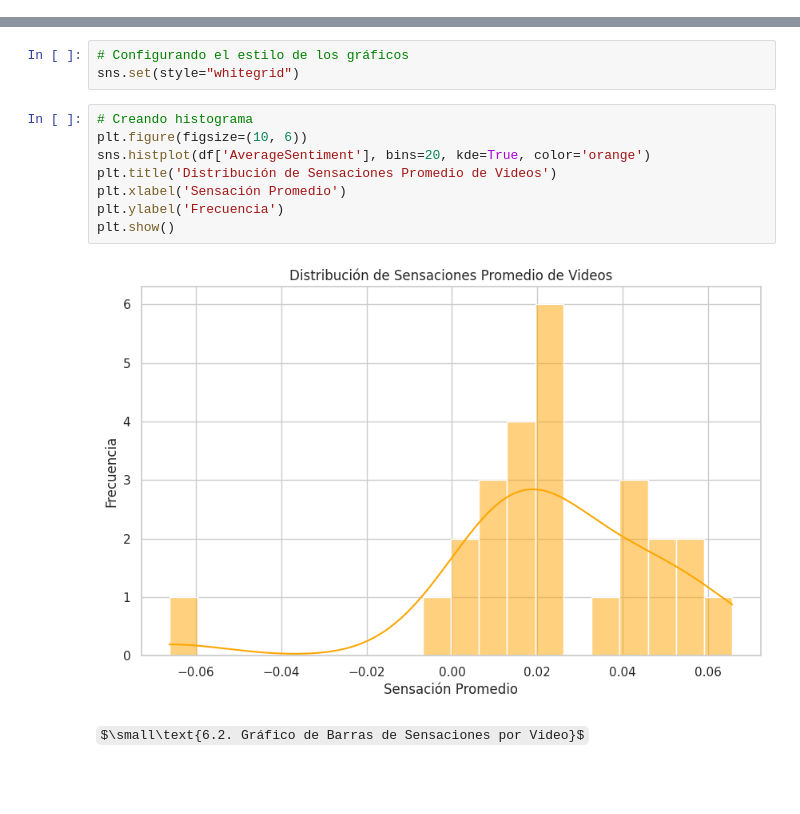
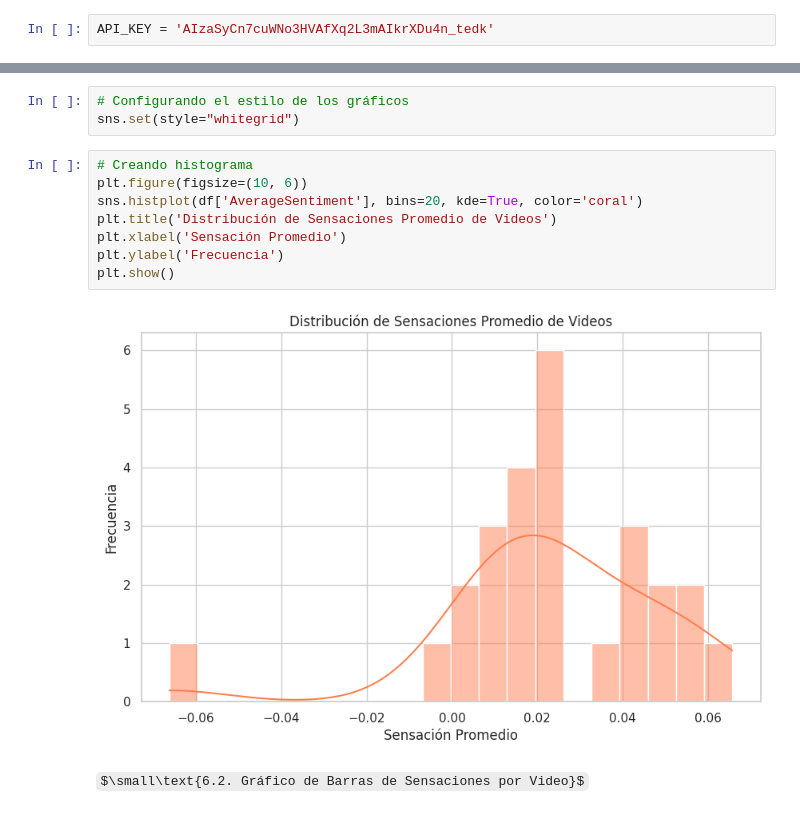
Before and after one commit to EHN8829/DUPD_FINAL, a Jupyter notebook: DUPD_FINAL.ipynb, the cells around one changed output, grey strips where cells are left out. Drawn from its saved outputs; the diff is of its cells as text; some formulas as TeX source; blank space fills up the shorter version.

```diff
--- a/DUPD_FINAL.ipynb
+++ b/DUPD_FINAL.ipynb
@@ -46,3 +44,5 @@ API_KEY = 'AIzaSyBdU3XsjhpgZtLLFKoqp9EUHeNI-7U7J30'
+# %%
+API_KEY = 'AIzaSyCn7cuWNo3HVAfXq2L3mAIkrXDu4n_tedk'
 # %% [markdown]
 $\small\text{3. Funciones para la obtención de datos en los videos}$
 # %%
@@ -232,13 +232,13 @@ sns.set(style="whitegrid")
 # %%
 # Creando histograma
 plt.figure(figsize=(10, 6))
-sns.histplot(df['AverageSentiment'], bins=20, kde=True, color='orange')
+sns.histplot(df['AverageSentiment'], bins=20, kde=True, color='coral')
 plt.title('Distribución de Sensaciones Promedio de Videos')
 plt.xlabel('Sensación Promedio')
 plt.ylabel('Frecuencia')
 plt.show()
 # %% [output]
-[figure, old version]
+[figure, new version]
 # %% [markdown]
 $\small\text{6.2. Gráfico de Barras de Sensaciones por Video}$
 # %%
```
Also changed, not shown: parts of 11 cells of this notebook.
